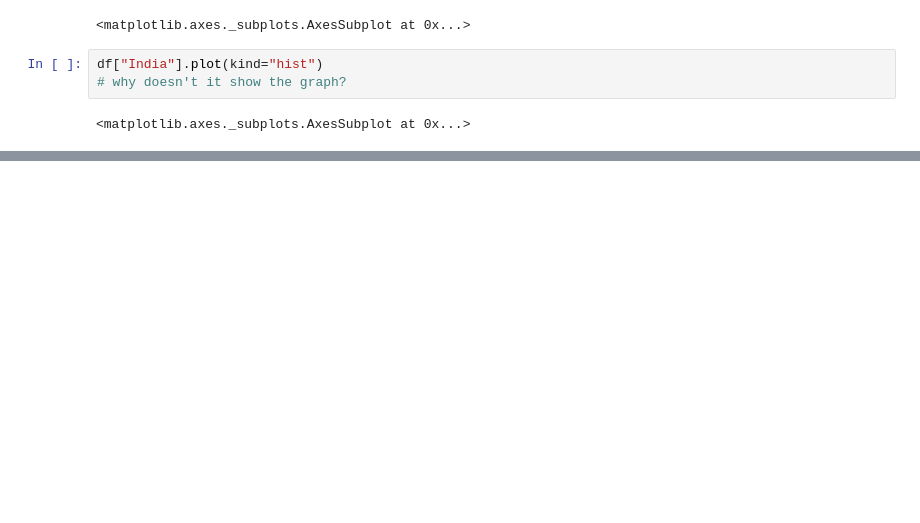
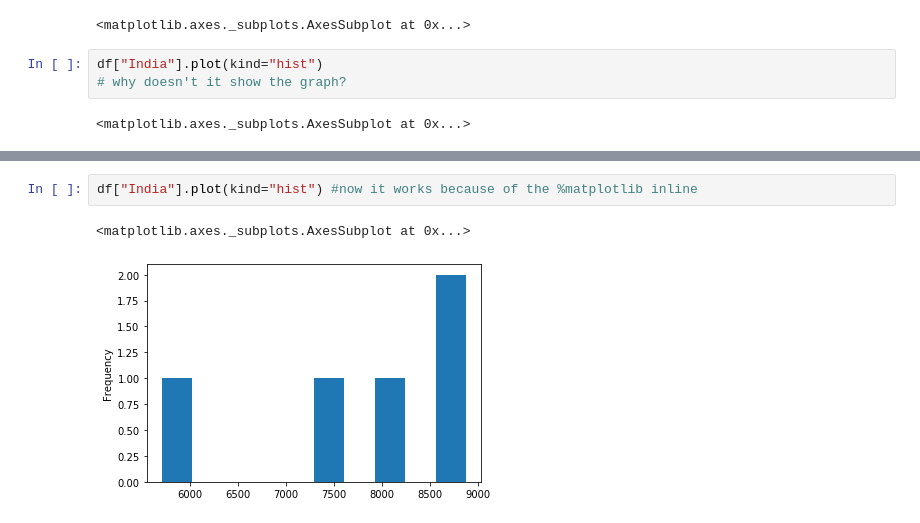
Before and after one commit to Gus-Viola/IBM-DV0101EN, a Jupyter notebook: 01 First Module of the Course.ipynb, the cells around one changed output, grey strips where cells are left out. Drawn from its saved outputs; the diff is of its cells as text; blank space fills up the shorter version.

```diff
--- a/01 First Module of the Course.ipynb
+++ b/01 First Module of the Course.ipynb
@@ -142,0 +351,5 @@ df["India"].plot(kind="hist")
+# %%
+df["India"].plot(kind="hist") #now it works because of the %matplotlib inline
+# %% [output]
+<matplotlib.axes._subplots.AxesSubplot at 0x...>
+[figure, added]
```
Also changed, not shown: parts of 38 cells of this notebook, 3 other files.
